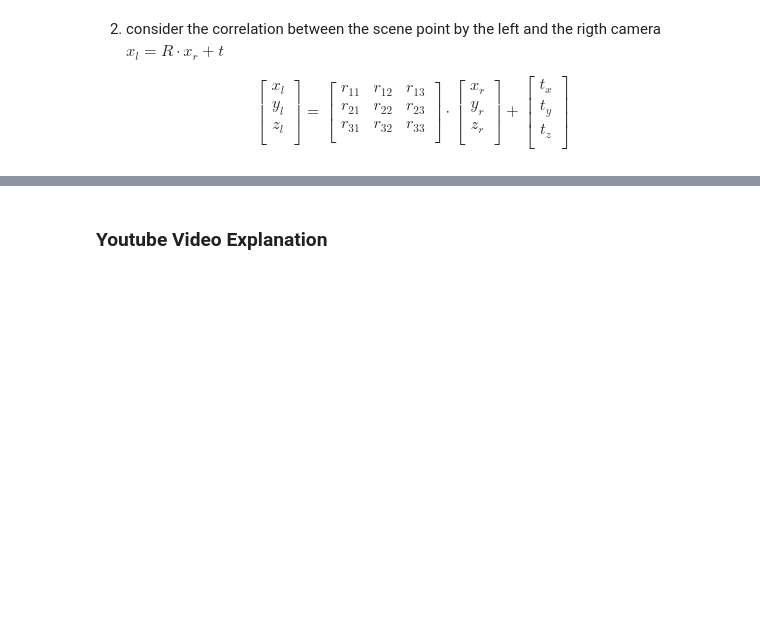
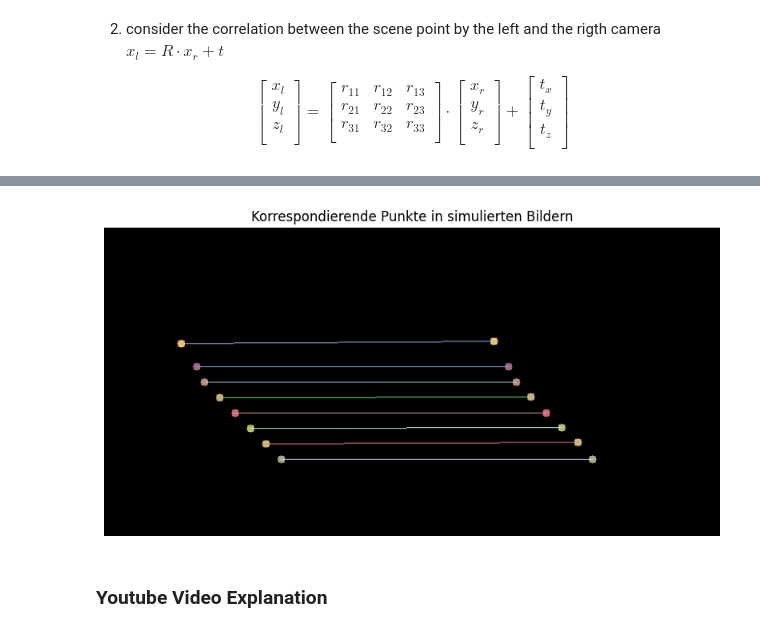
Before and after one commit to lukestairwalker/OpenCV, a Jupyter notebook: notebooks/02_depth_perception_cameras.ipynb, the cells around one changed output, grey strips where cells are left out. Saved outputs shown, nothing was run; the diff lists cells and outputs as text; code cells hidden in the pictures; blank space fills up the shorter version.

```diff
--- a/notebooks/02_depth_perception_cameras.ipynb
+++ b/notebooks/02_depth_perception_cameras.ipynb
@@ -82,3 +278,35 @@ $$
+# %%
+import numpy as np
+import cv2
+import matplotlib.pyplot as plt
+
+# Dummy-Bilder (schwarz, 400x400)
+img1 = np.zeros((400, 400, 3), dtype=np.uint8)
+img2 = np.zeros((400, 400, 3), dtype=np.uint8)
+
+# Punkte und Linien einzeichnen
+for p1, p2 in zip(pts1, pts2):
+    color = tuple(np.random.randint(100, 255, 3).tolist())
+    cv2.circle(img1, tuple(p1.astype(int)), 5, color, -1)
+    cv2.circle(img2, tuple(p2.astype(int)), 5, color, -1)
+
+# Bilder nebeneinander anzeigen mit Verbindungslinien
+combined = np.hstack((img1, img2))
+
+for p1, p2 in zip(pts1, pts2):
+    color = tuple(np.random.randint(100, 255, 3).tolist())
+    pt1 = tuple(p1.astype(int))
+    pt2 = tuple((p2 + [img1.shape[1], 0]).astype(int))  # offset for second image
+    cv2.line(combined, pt1, pt2, color, 1)
+
+# Anzeige mit matplotlib
+plt.figure(figsize=(10, 5))
+plt.imshow(combined[..., ::-1])  # Convert BGR to RGB
+plt.title("Korrespondierende Punkte in simulierten Bildern")
+plt.axis('off')
+plt.show()
+# %% [output]
+[figure, added]
 # %% [markdown]
 ### Youtube Video Explanation
 # %% [markdown]
```
Also changed, not shown: parts of 7 cells of this notebook, 6 other files.
